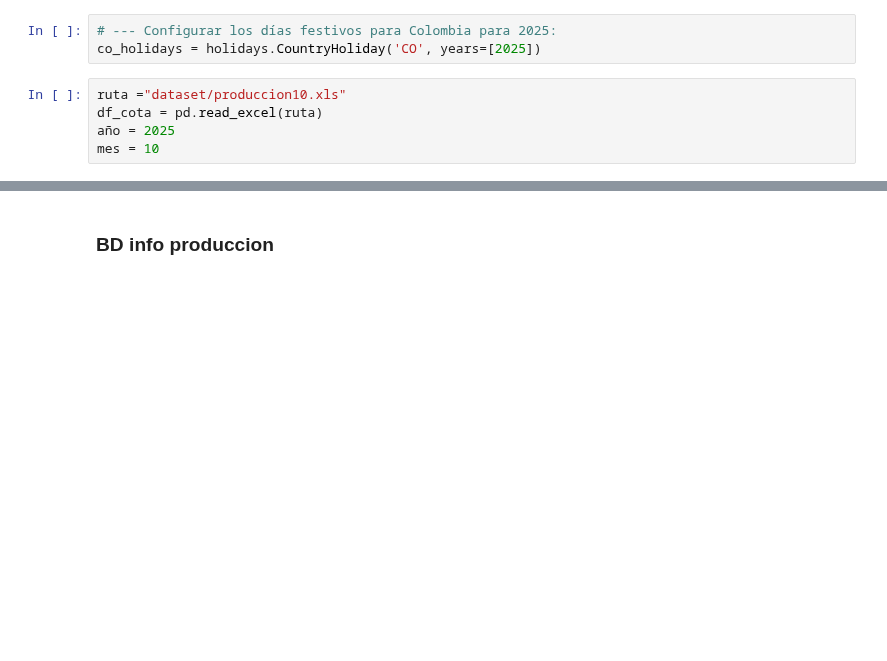
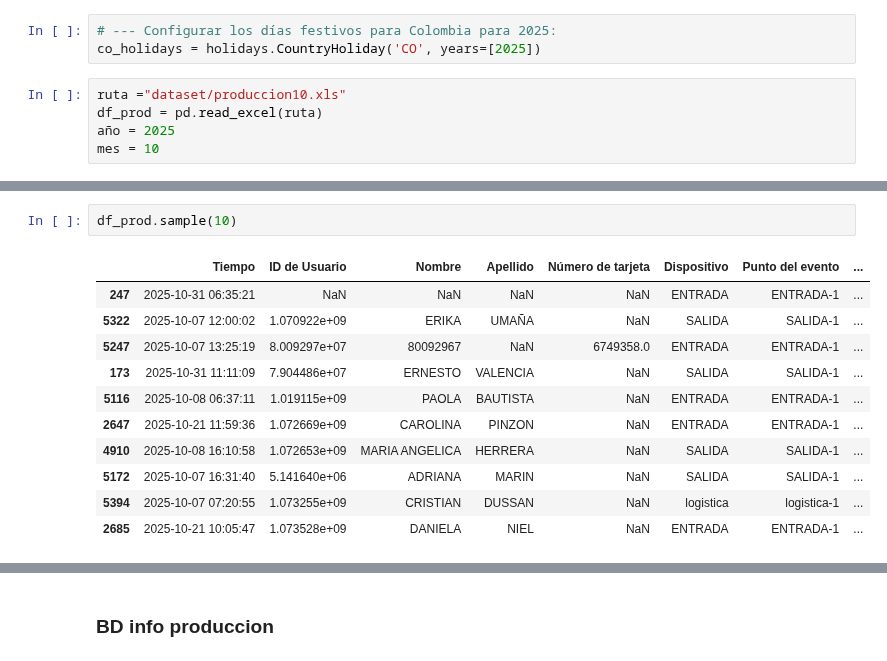
Before and after one commit to FiltrosDonsson/Proyectos-Data-analyst, a Jupyter notebook: BIOMETRICO/produccion.ipynb, the cells around one changed output, grey strips where cells are left out. Saved outputs shown, nothing was run; the diff lists cells and outputs as text; blank space fills up the shorter version.

```diff
--- a/BIOMETRICO/produccion.ipynb
+++ b/BIOMETRICO/produccion.ipynb
@@ -11,7 +11,7 @@ import holidays
 co_holidays = holidays.CountryHoliday('CO', years=[2025])
 # %%
 ruta ="dataset/produccion10.xls"
-df_cota = pd.read_excel(ruta)
+df_prod = pd.read_excel(ruta)
 año = 2025
 mes = 10
 # %% [output]
@@ -18,0 +19,14 @@ WARNING *** file size (1953747) not 512 + multiple of sector size (512)
+# %%
+df_prod.sample(10)
+# %% [output]
+|  | Tiempo | ID de Usuario | Nombre | Apellido | Número de tarjeta | Dispositivo | Punto del evento | ... |
+| 247 | 2025-10-31 06:35:21 | NaN | NaN | NaN | NaN | ENTRADA | ENTRADA-1 | ... |
+| 5322 | 2025-10-07 12:00:02 | 1.070922e+09 | ERIKA | UMAÑA | NaN | SALIDA | SALIDA-1 | ... |
+| 5247 | 2025-10-07 13:25:19 | 8.009297e+07 | 80092967 | NaN | 6749358.0 | ENTRADA | ENTRADA-1 | ... |
+| 173 | 2025-10-31 11:11:09 | 7.904486e+07 | ERNESTO | VALENCIA | NaN | SALIDA | SALIDA-1 | ... |
+| 5116 | 2025-10-08 06:37:11 | 1.019115e+09 | PAOLA | BAUTISTA | NaN | ENTRADA | ENTRADA-1 | ... |
+| 2647 | 2025-10-21 11:59:36 | 1.072669e+09 | CAROLINA | PINZON | NaN | ENTRADA | ENTRADA-1 | ... |
+| 4910 | 2025-10-08 16:10:58 | 1.072653e+09 | MARIA ANGELICA | HERRERA | NaN | SALIDA | SALIDA-1 | ... |
+| 5172 | 2025-10-07 16:31:40 | 5.141640e+06 | ADRIANA | MARIN | NaN | SALIDA | SALIDA-1 | ... |
+| 5394 | 2025-10-07 07:20:55 | 1.073255e+09 | CRISTIAN | DUSSAN | NaN | logistica | logistica-1 | ... |
+| 2685 | 2025-10-21 10:05:47 | 1.073528e+09 | DANIELA | NIEL | NaN | ENTRADA | ENTRADA-1 | ... |
```
Also changed, not shown: parts of 14 cells of this notebook, 15 other files.
